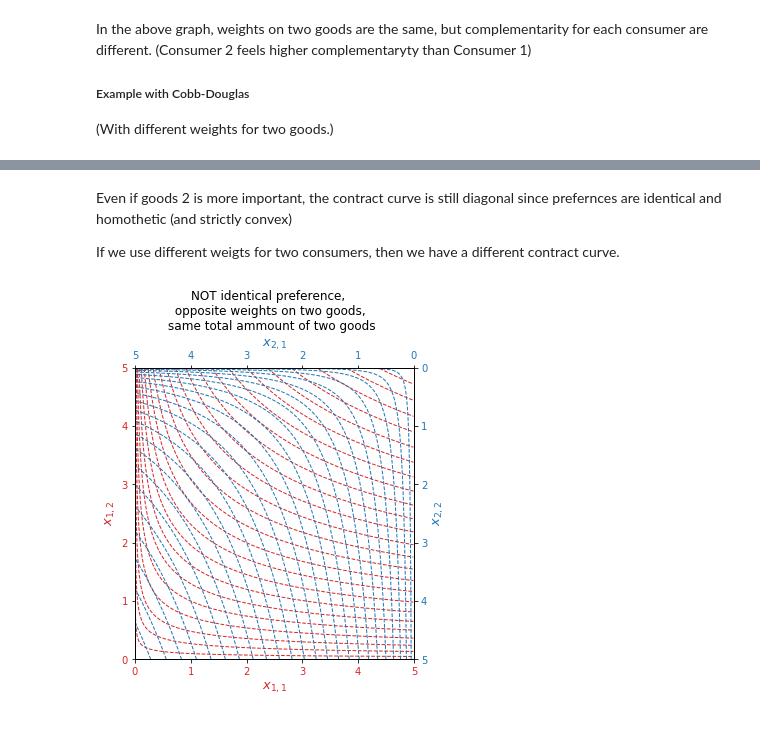
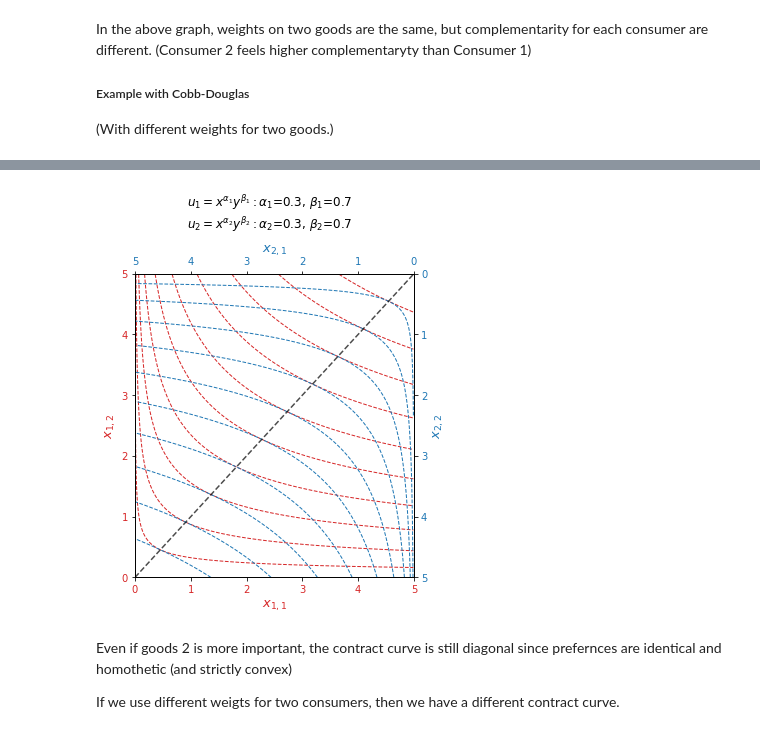
Before and after one commit to yyuta0001/Plotting_Intro_Micro_Econ, a Jupyter notebook: Edgeworth Box.ipynb, the cells around one changed output, grey strips where cells are left out. Cells and saved outputs as stored; diff of their text form; code cells hidden in the pictures.

```diff
--- a/Edgeworth Box.ipynb
+++ b/Edgeworth Box.ipynb
@@ -141,29 +142,18 @@ plt.savefig('Edgeworth_identical2.png')
+# %%
+al = 0.3
+bet = 0.7
+Edgeworth_box(u1=5, u2=5,
+              util1 = lambda x,y: Cobb_Douglas(x, y, al,bet),
+              util2 =lambda x,y: Cobb_Douglas(x, y, al,bet),
+              MRS1 =lambda x, y: MRS_CD(x,y, al,bet),
+              MRS2 =lambda x, y: MRS_CD(x,y, al,bet),
+              ttl=r'$u_1=x^{\alpha_1}y^{\beta_1} :  {\alpha_1}$'+ '={}, '.format(al) + r'$\beta_1$'+ '={}\n'.format(bet)
+              +r'$u_2=x^{\alpha_2}y^{\beta_2} :  {\alpha_2}$'+ '={}, '.format(al) + r'$\beta_2$'+ '={}'.format(bet),
+              ttl_margin= 1, top=0.8,  fname='Edgeworth_identical2.png')
+# %% [output]
+[figure, added]
 # %% [markdown]
 Even if goods 2 is more important, the contract curve is still diagonal since prefernces are identical and homothetic (and strictly convex)
 
 
 If we use different weigts for two consumers, then we have a different contract curve.
-# %%
-l1 = 0.00000001
-u1 = 5
-u2 = 5
-x1 = np.arange(l1, u1, 0.01)
-x2 = np.arange(l1, u2, 0.01)
-X1, X2 = np.meshgrid(x1, x2)
-
-al = 0.3
-bet = 0.7
-asym = 0.4
-V1 = Cobb_Douglas(X1, X2, al, bet)
-V2 = Cobb_Douglas(u1-X1, u2-X2, al+asym, bet-asym)
-
-x = np.arange(l1, u1, 0.2)
-clev1 = Cobb_Douglas(x, (u2/u1)*x, al, bet)
-clev2 = Cobb_Douglas(x, (u2/u1)*x, al+asym, bet-asym)
-
-ttl = 'NOT identical preference, \n opposite weights on two goods, \n same total ammount of two goods'
-fig = Edgeworth_box(u1, u2, V1, V2, clev1,clev2, ttl, top = 0.8)
-
-plt.savefig('Edgeworth_not_identical2.png')
-# %% [output]
-[figure, removed]
```
Also changed, not shown: parts of 10 cells of this notebook.
